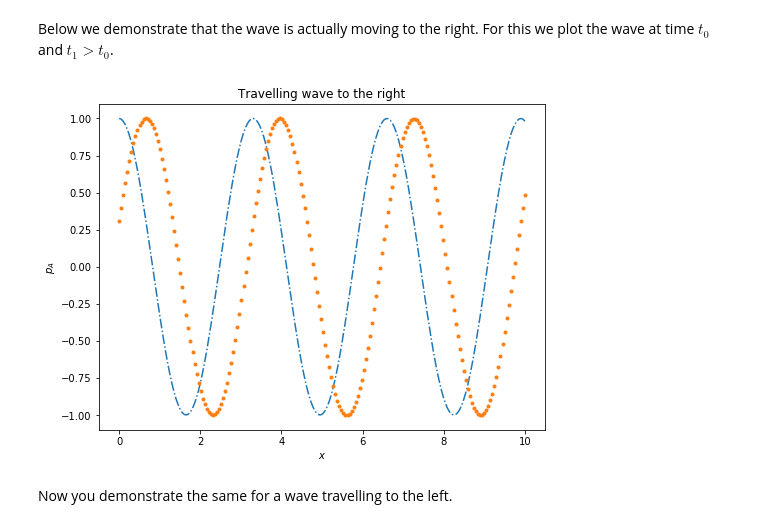
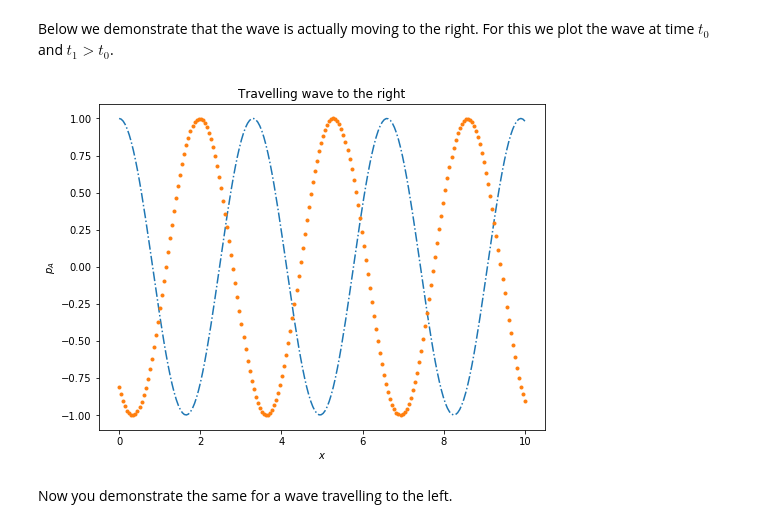
Before and after one commit to Chaztikov/acoustics, a Jupyter notebook: Tutorial/Tutorial 1/Tutorial1.ipynb, the cells around one changed output. Cells and saved outputs as stored; diff of their text form; code cells hidden in the pictures.

```diff
--- a/Tutorial/Tutorial 1/Tutorial1.ipynb
+++ b/Tutorial/Tutorial 1/Tutorial1.ipynb
@@ -115,19 +115,19 @@ plt.title('Plotting the wave');
 Below we demonstrate that the wave is actually moving to the right. For this we plot the wave at time $t_0$ and $t_1>t_0$.
 # %%
 t0 = 0.
-p0 = pA * np.cos(omega*t0 - k*x)
+p0 = pA * np.cos(omega*t0 + k*x)
 
-t1 = 0.2/f
-p1 = pA * np.cos(omega*t1 - k*x)
+t1 = 0.4/f
+p1 = pA * np.cos(omega*t1 + k*x)
 
 # Plot the graph
 fig = plt.figure(figsize=(8,6)) # to make a larger plot
 plt.plot(x,p0,'-.',x,p1,'.')
 plt.xlabel('$x$')
 plt.ylabel('$p_A$')
 plt.title('Travelling wave to the right');
 # %% [output]
-[figure, old version]
+[figure, new version]
 # %% [markdown]
 Now you demonstrate the same for a wave travelling to the left.
 # %% [markdown]
```
Also changed, not shown: 2 other files.
